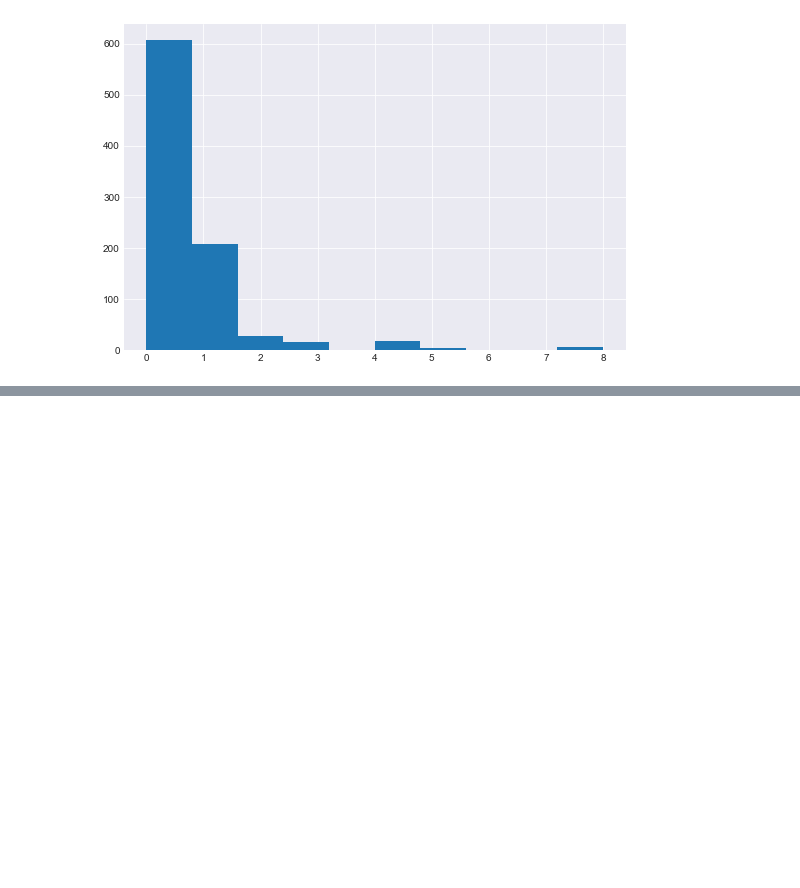
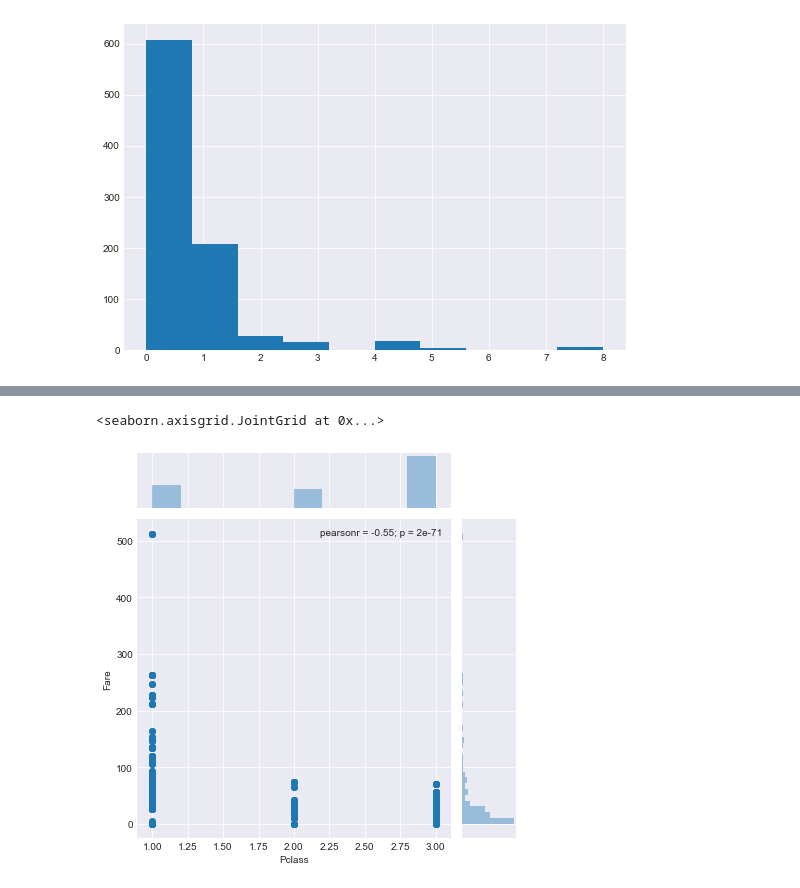
Before and after one commit to vikramsjn/Investigate-Titanic-Dataset, a Jupyter notebook: Analysis of Titanic Dataset.ipynb, the cells around one changed output, grey strips where cells are left out. Saved outputs shown, nothing was run; the diff lists cells and outputs as text; code cells hidden in the pictures; blank space fills up the shorter version.

```diff
--- a/Analysis of Titanic Dataset.ipynb
+++ b/Analysis of Titanic Dataset.ipynb
@@ -705,0 +726,5 @@ titanic_df.SibSp.hist()
+# %%
+sns.jointplot(titanic_df.Pclass, titanic_df.Fare)
+# %% [output]
+<seaborn.axisgrid.JointGrid at 0x...>
+[figure, added]
```
Also changed, not shown: parts of 8 cells of this notebook.
